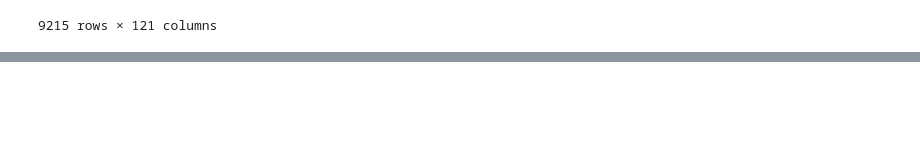
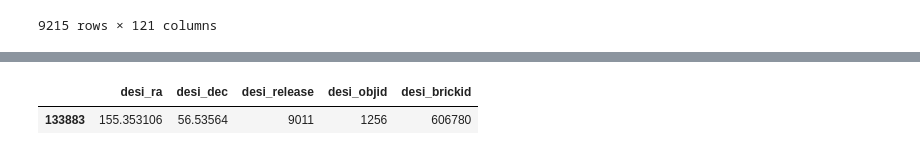
Before and after one commit to SergeiDBykov/lockman_hole, a Jupyter notebook: 2_desi-crossmatch/3_results-analyse.ipynb, the cells around one changed output, grey strips where cells are left out. Cells and saved outputs as stored; diff of their text form; code cells hidden in the pictures; blank space fills up the shorter version.

```diff
--- a/2_desi-crossmatch/3_results-analyse.ipynb
+++ b/2_desi-crossmatch/3_results-analyse.ipynb
@@ -409,0 +453,5 @@ nway_match_res_dist_only
+# %%
+nway_match_res_all.query('nway_desi_id == "9011_606780_1256"')[['desi_ra', 'desi_dec', 'desi_release',	'desi_objid',	'desi_brickid']]
+# %% [output]
+|  | desi_ra | desi_dec | desi_release | desi_objid | desi_brickid |
+| 133883 | 155.353106 | 56.53564 | 9011 | 1256 | 606780 |
```
Also changed, not shown: parts of 17 cells of this notebook, 14 other files.
